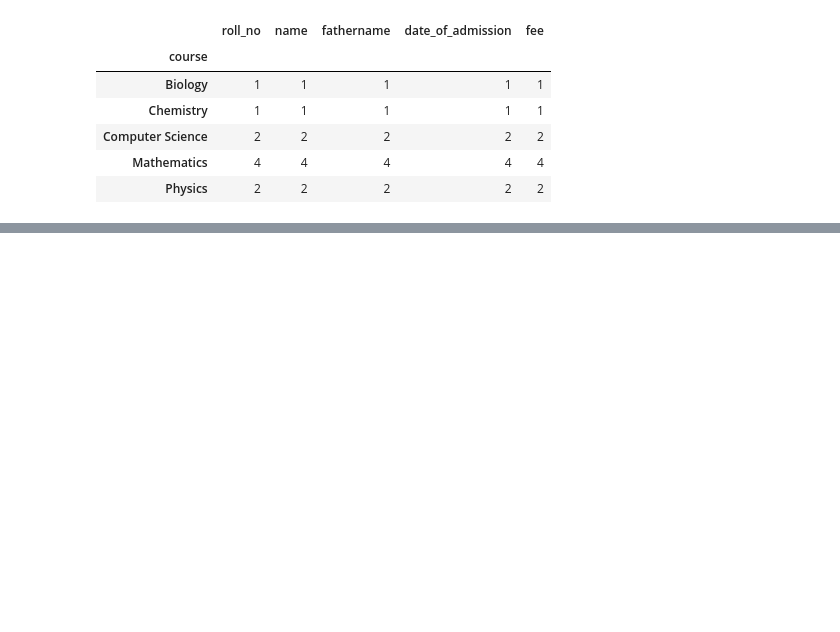
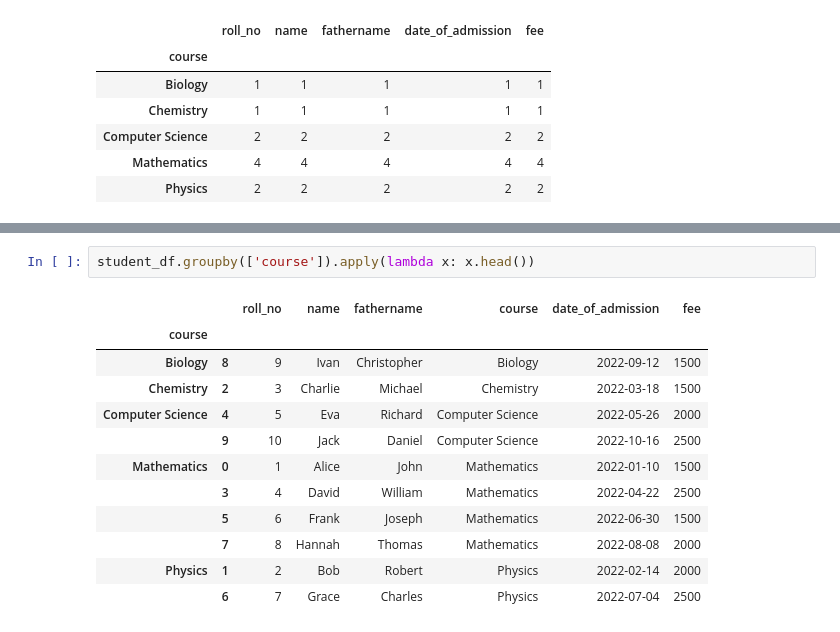
Before and after one commit to Shafqatsarwar/Python-classes, a Jupyter notebook: class19-filter-groupby-visualisation/class19-groupby.ipynb, the cells around one changed output, grey strips where cells are left out. Saved outputs shown, nothing was run; the diff lists cells and outputs as text; blank space fills up the shorter version.

```diff
--- a/class19-filter-groupby-visualisation/class19-groupby.ipynb
+++ b/class19-filter-groupby-visualisation/class19-groupby.ipynb
@@ -298,0 +279,15 @@ student_df.groupby(['course']).aggregate('count')
+# %%
+student_df.groupby(['course']).apply(lambda x: x.head())
+# %% [output]
+|  |  | roll_no | name | fathername | course | date_of_admission | fee |
+| course |  |  |  |  |  |  |  |
+| Biology | 8 | 9 | Ivan | Christopher | Biology | 2022-09-12 | 1500 |
+| Chemistry | 2 | 3 | Charlie | Michael | Chemistry | 2022-03-18 | 1500 |
+| Computer Science | 4 | 5 | Eva | Richard | Computer Science | 2022-05-26 | 2000 |
+|  | 9 | 10 | Jack | Daniel | Computer Science | 2022-10-16 | 2500 |
+| Mathematics | 0 | 1 | Alice | John | Mathematics | 2022-01-10 | 1500 |
+|  | 3 | 4 | David | William | Mathematics | 2022-04-22 | 2500 |
+|  | 5 | 6 | Frank | Joseph | Mathematics | 2022-06-30 | 1500 |
+|  | 7 | 8 | Hannah | Thomas | Mathematics | 2022-08-08 | 2000 |
+| Physics | 1 | 2 | Bob | Robert | Physics | 2022-02-14 | 2000 |
+|  | 6 | 7 | Grace | Charles | Physics | 2022-07-04 | 2500 |
```
Also changed, not shown: parts of 6 cells of this notebook, 2 other files.
